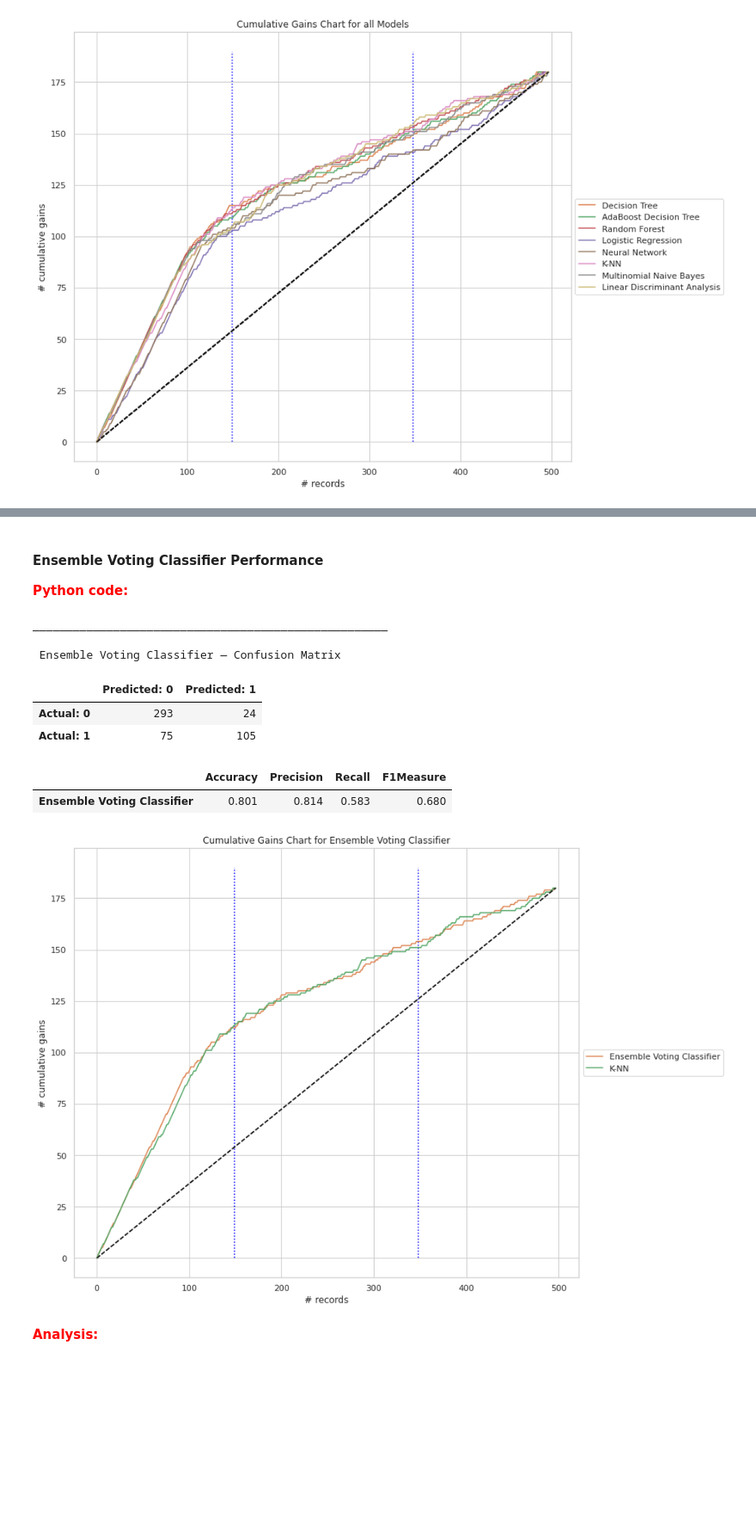
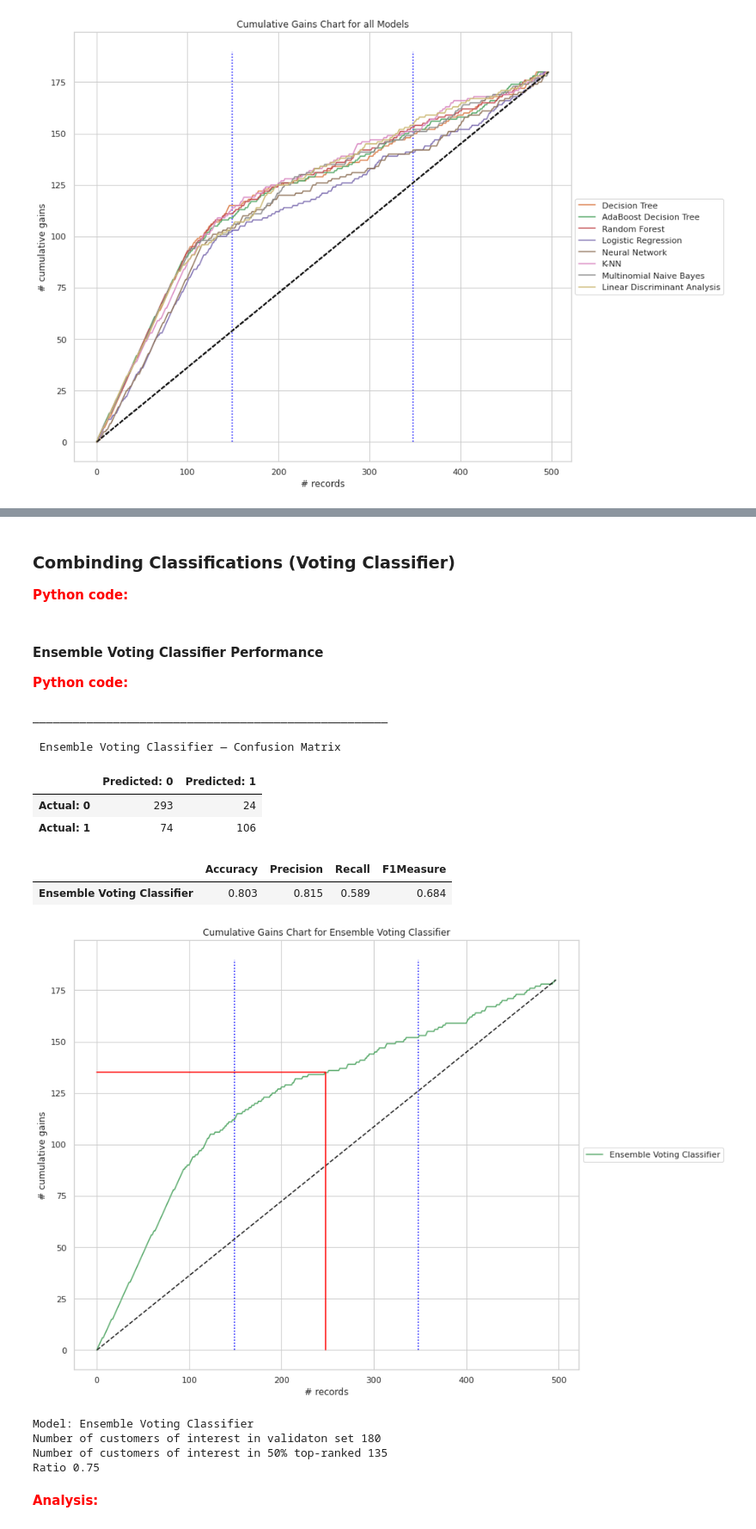
Before and after one commit to jimmy-nguyen-cal/Travel-Insurance-Predictions-, a Jupyter notebook: Code/Python/Final Project - Travel Insurance Predictions Team 7.ipynb, the cells around one changed output, grey strips where cells are left out. Shown at 86% size. Drawn from its saved outputs; the diff is of its cells as text; code cells hidden in the pictures; blank space fills up the shorter version.

```diff
--- a/Code/Python/Final Project - Travel Insurance Predictions Team 7.ipynb
+++ b/Code/Python/Final Project - Travel Insurance Predictions Team 7.ipynb
@@ -1528,10 +1597,14 @@ top2
+# %% [markdown]
+### Combinding Classifications (Voting Classifier)
+
+
+**<font color='red'> Python code:</font>**
 # %%
 # Ensemble Voting Classifier using top 2 models
 ensemble_model = VotingClassifier(estimators=[
     ('knn', knn_model),
-    ('rf', rf_model)
-
-], voting='soft')
+    ('rf', rf_model)],
+    voting='soft')
 
 # Fit to Training data
 ensemble_model = ensemble_model.fit(train_X, train_y)
@@ -1581,29 +1654,42 @@ _____________________________________________________
  Ensemble Voting Classifier — Confusion Matrix
 |  | Predicted: 0 | Predicted: 1 |
 | Actual: 0 | 293 | 24 |
-| Actual: 1 | 75 | 105 |
+| Actual: 1 | 74 | 106 |
 |  | Accuracy | Precision | Recall | F1Measure |
-| Ensemble Voting Classifier | 0.801 | 0.814 | 0.583 | 0.680 |
+| Ensemble Voting Classifier | 0.803 | 0.815 | 0.589 | 0.684 |
 # %%
 # Ensemble Voting Classifier
-ax = gainsChart(cum_gains(ensemble_model), label='Ensemble Voting Classifier', color='C1')
-
-# K-NN
-gainsChart(cum_gains(knn_model), label='K-NN', color='C2', ax=ax)
+ax = gainsChart(cum_gains(ensemble_model), label='Ensemble Voting Classifier', color='C2')
 
 # Graph properties
 ax.vlines(x=[len(valid_y) * 0.3, len(valid_y) * 0.7],
           ymin=0,
           ymax=190,
           linestyles='dotted',
           color='blue')
 
+# Number of Actual Records - Ensemble Classifier
+nx = round(valid_y.shape[0] * 0.5)
+ny = sum(cum_gains(ensemble_model)[0:nx])
+ax.plot([nx, nx,0], [0, ny, ny], color = 'red')
+
+# Plot Aesthetics
 plt.legend(loc='center left', bbox_to_anchor=(1, 0.5))
 plt.title("Cumulative Gains Chart for Ensemble Voting Classifier")
 plt.tight_layout()
 plt.show()
+
+# Number of Customers Lifted
+print('Model: Ensemble Voting Classifier')
+print('Number of customers of interest in validaton set', valid_y.sum())
+print('Number of customers of interest in 50% top-ranked', ny)
+print(f'Ratio {ny / valid_y.sum():.2f}')
 # %% [output]
-[figure, old version]
+[figure, new version]
+Model: Ensemble Voting Classifier
+Number of customers of interest in validaton set 180
+Number of customers of interest in 50% top-ranked 135
+Ratio 0.75
 # %% [markdown]
 **<font color='red'> Analysis:</font>**
 # %% [markdown]
```
Also changed, not shown: parts of 12 cells of this notebook, 4 other files.
